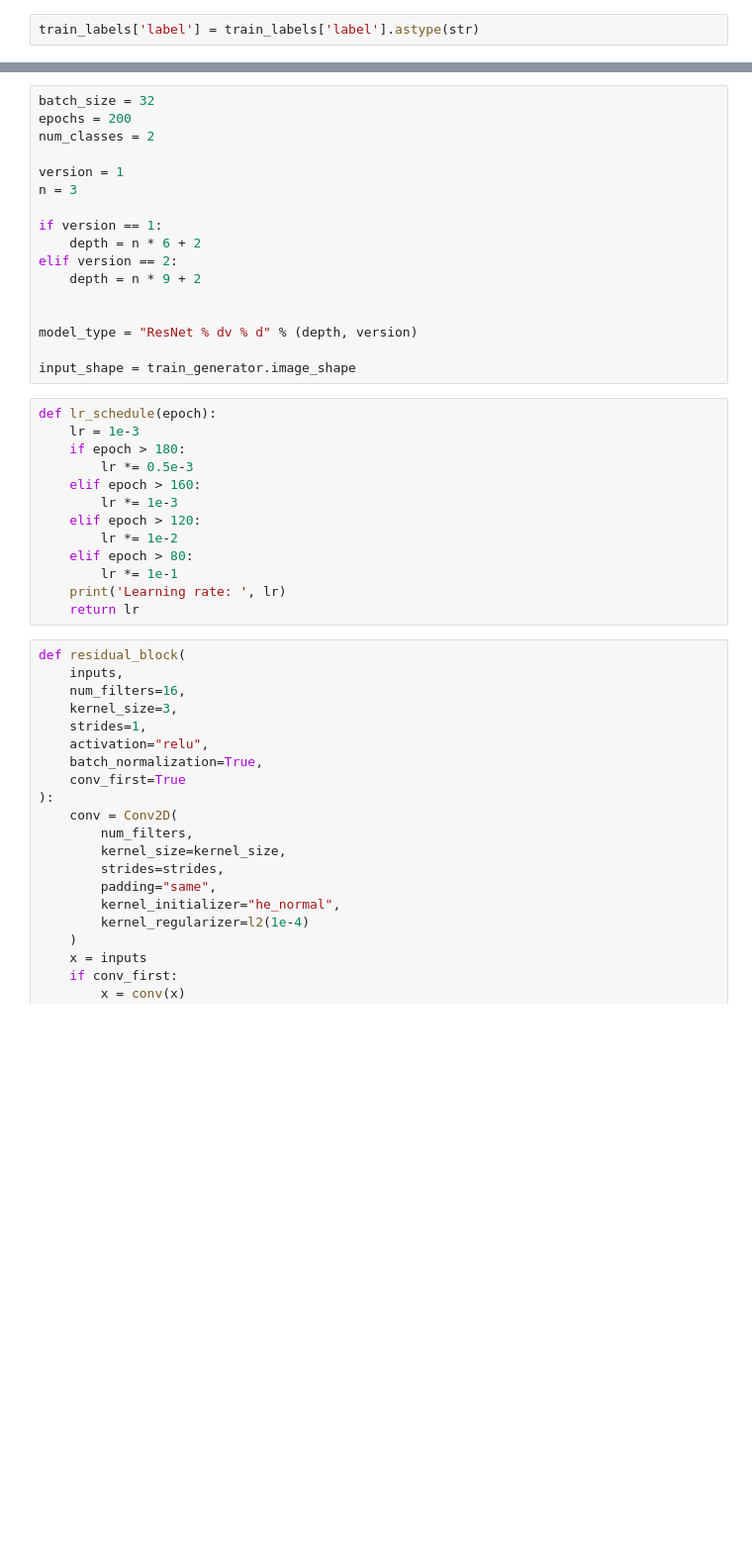
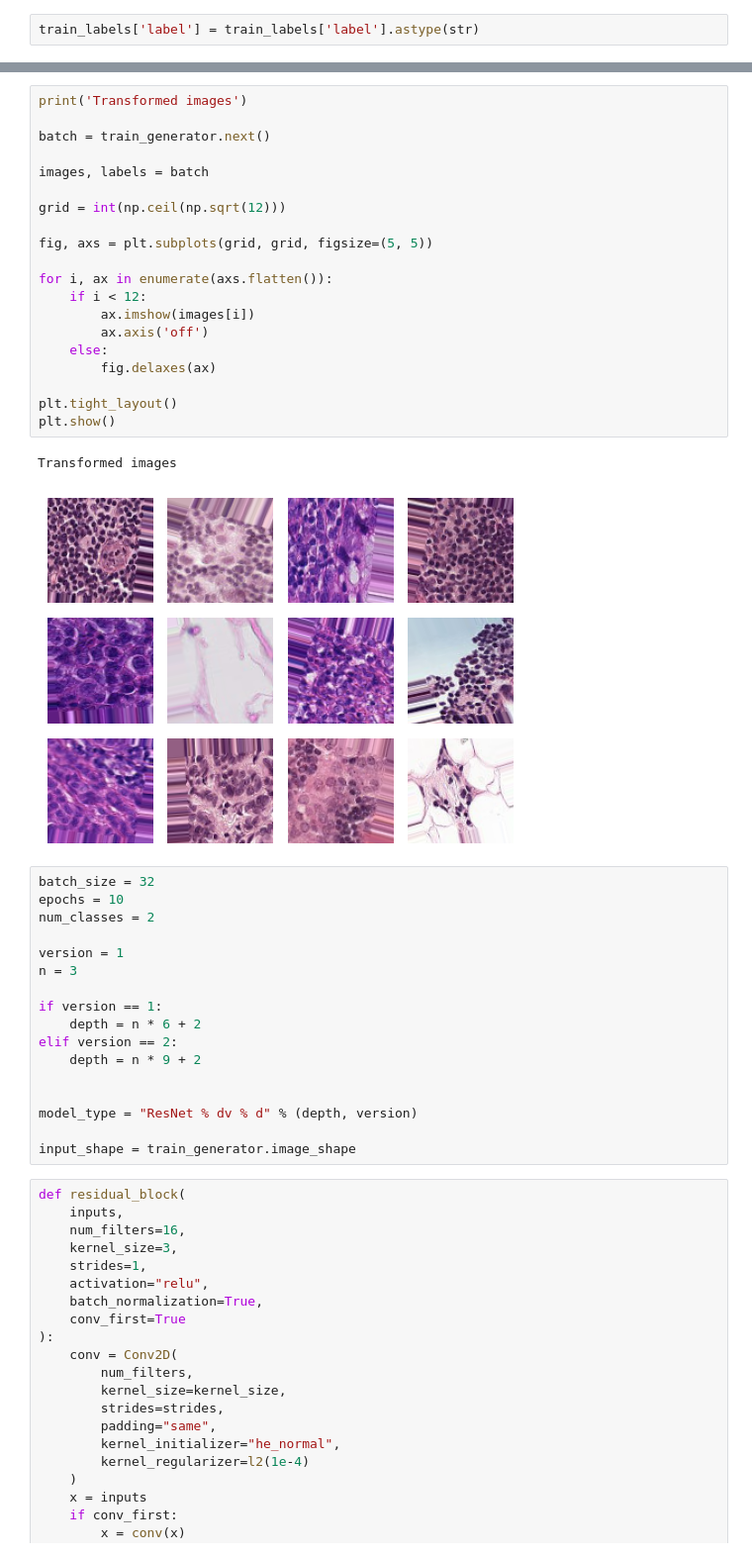
Before and after one commit to S4vyss/machine-learning, a Jupyter notebook: cancerdetection.ipynb, the cells around one changed output, grey strips where cells are left out. Shown at 99% size. Cells and saved outputs as stored; diff of their text form; blank space fills up the shorter version.

```diff
--- a/cancerdetection.ipynb
+++ b/cancerdetection.ipynb
@@ -168,6 +229,29 @@ test_generator = datagen.flow_from_dataframe(
+# %%
+print('Transformed images')
+
+batch = train_generator.next()
+
+images, labels = batch
+
+grid = int(np.ceil(np.sqrt(12)))
+
+fig, axs = plt.subplots(grid, grid, figsize=(5, 5))
+
+for i, ax in enumerate(axs.flatten()):
+    if i < 12:
+        ax.imshow(images[i])
+        ax.axis('off')
+    else:
+        fig.delaxes(ax)
+
+plt.tight_layout()
+plt.show()
+# %% [output]
+Transformed images
+[figure, added]
 # %%
 batch_size = 32
-epochs = 200
+epochs = 10
 num_classes = 2
 
 version = 1
@@ -182,19 +266,6 @@ elif version == 2:
 model_type = "ResNet % dv % d" % (depth, version)
 
 input_shape = train_generator.image_shape
-# %%
-def lr_schedule(epoch):
-    lr = 1e-3
-    if epoch > 180:
-        lr *= 0.5e-3
-    elif epoch > 160:
-        lr *= 1e-3
-    elif epoch > 120:
-        lr *= 1e-2
-    elif epoch > 80:
-        lr *= 1e-1
-    print('Learning rate: ', lr)
-    return lr
 # %%
 def residual_block(
     inputs,
```
Also changed, not shown: parts of 27 cells of this notebook.
